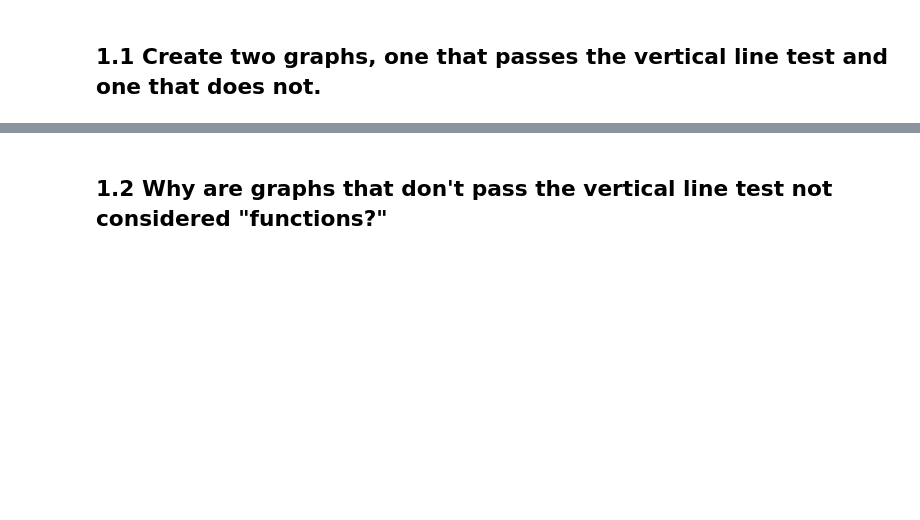
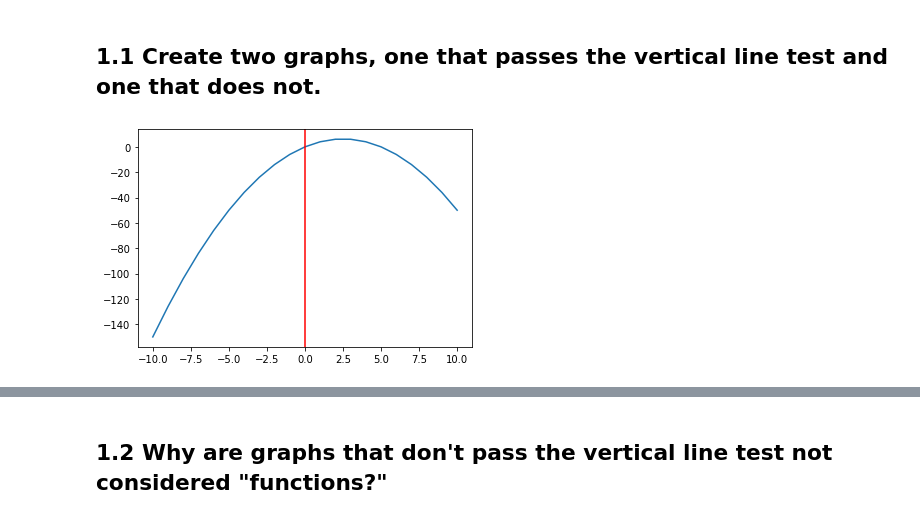
Before and after one commit to SaraWestWA/DS-Unit-1-Build, a Jupyter notebook: module3-dimensionality-reduction/SW_133_High_Dimensional_Data_Assignment.ipynb, the cells around one changed output, grey strips where cells are left out. Drawn from its saved outputs; the diff is of its cells as text; code cells hidden in the pictures; blank space fills up the shorter version.

```diff
--- a/module3-dimensionality-reduction/SW_133_High_Dimensional_Data_Assignment.ipynb
+++ b/module3-dimensionality-reduction/SW_133_High_Dimensional_Data_Assignment.ipynb
@@ -12,3 +12,11 @@ from sklearn.decomposition import PCA
 # Vertical Line Test
 # %% [markdown]
 ## 1.1 Create two graphs, one that passes the vertical line test and one that does not.
+# %%
+# this passes the vertical line test
+x = np.arange(-10, 11)
+y = 5*x-x**2
+plt.plot(x, y)
+plt.axvline(x=0, color='r');
+# %% [output]
+[figure, added]
```
Also changed, not shown: parts of 14 cells of this notebook.
